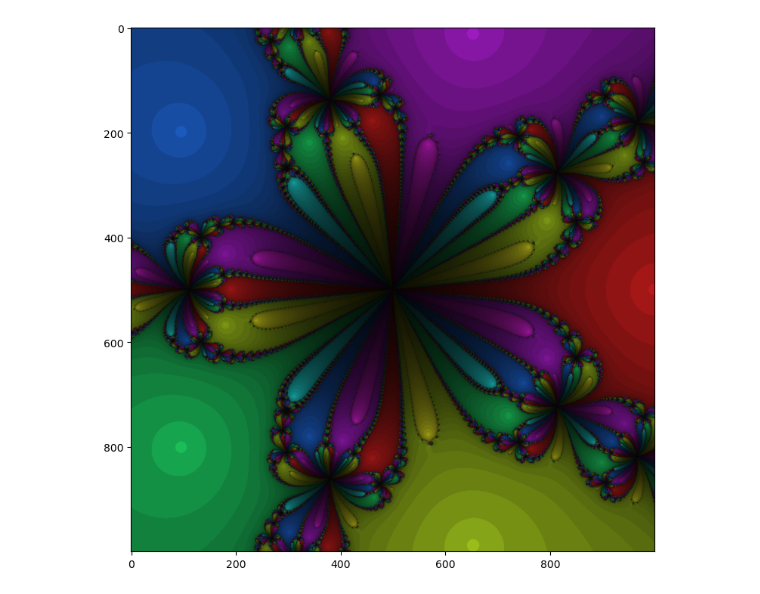
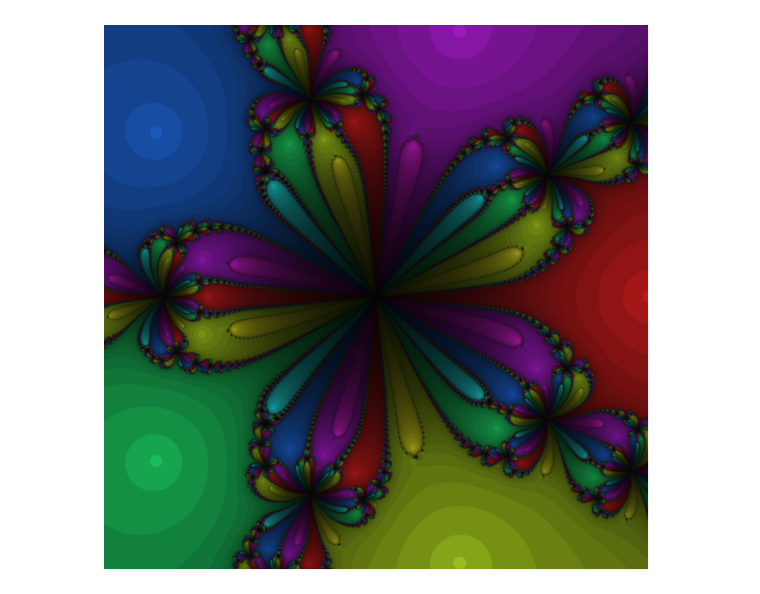
Before and after one commit to nrneubert/newton_fractals, a Jupyter notebook: main.ipynb, the cells around one changed output. Drawn from its saved outputs; the diff is of its cells as text; code cells hidden in the pictures.

```diff
--- a/main.ipynb
+++ b/main.ipynb
@@ -18,12 +18,14 @@ amps[-1] = 1.0
 computer = NewtonFractal(coeffs=amps)
 rlim = (-1.0, 1.0)
 ilim = (-1.0, 1.0)
-rgbs = computer.generate_fractal(real_lim=rlim, imag_lim=ilim, pixels=1000, cores=16)
+rgbs = computer.generate_fractal(real_lim=rlim, imag_lim=ilim, pixels=5000, cores=16)
 # %%
 fig, ax = plt.subplots(figsize=(9,9))
 
 ax.imshow(rgbs)
+ax.axis('off')
+#fig.subplots_adjust(left=0, right=1, top=1, bottom=0)
 
-computer.save_fig(fig)
+computer.save_fig(fig, file_format='png', dpi=1500)
 # %% [output]
-[figure, old version]
+[figure, new version]
```
